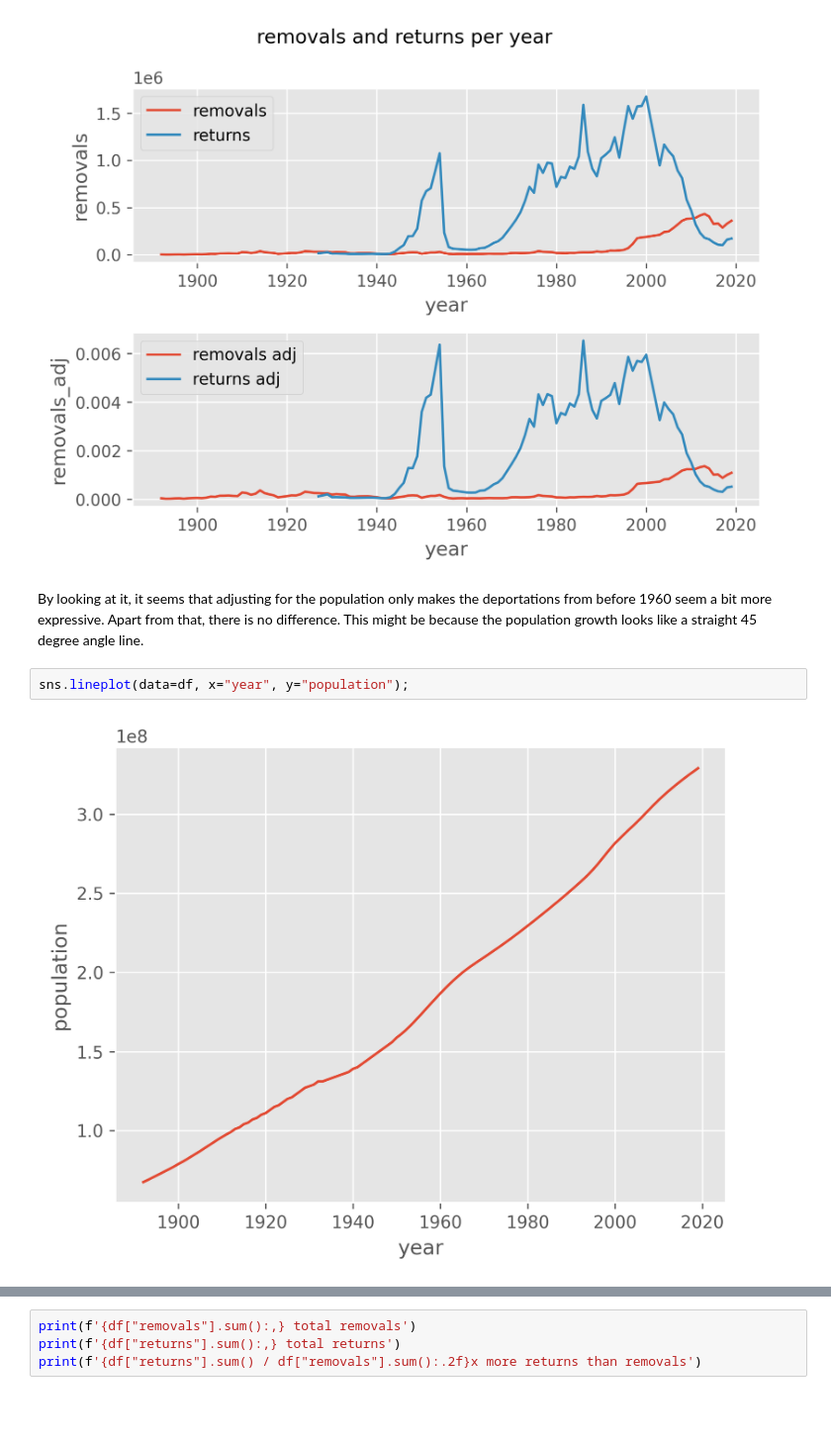
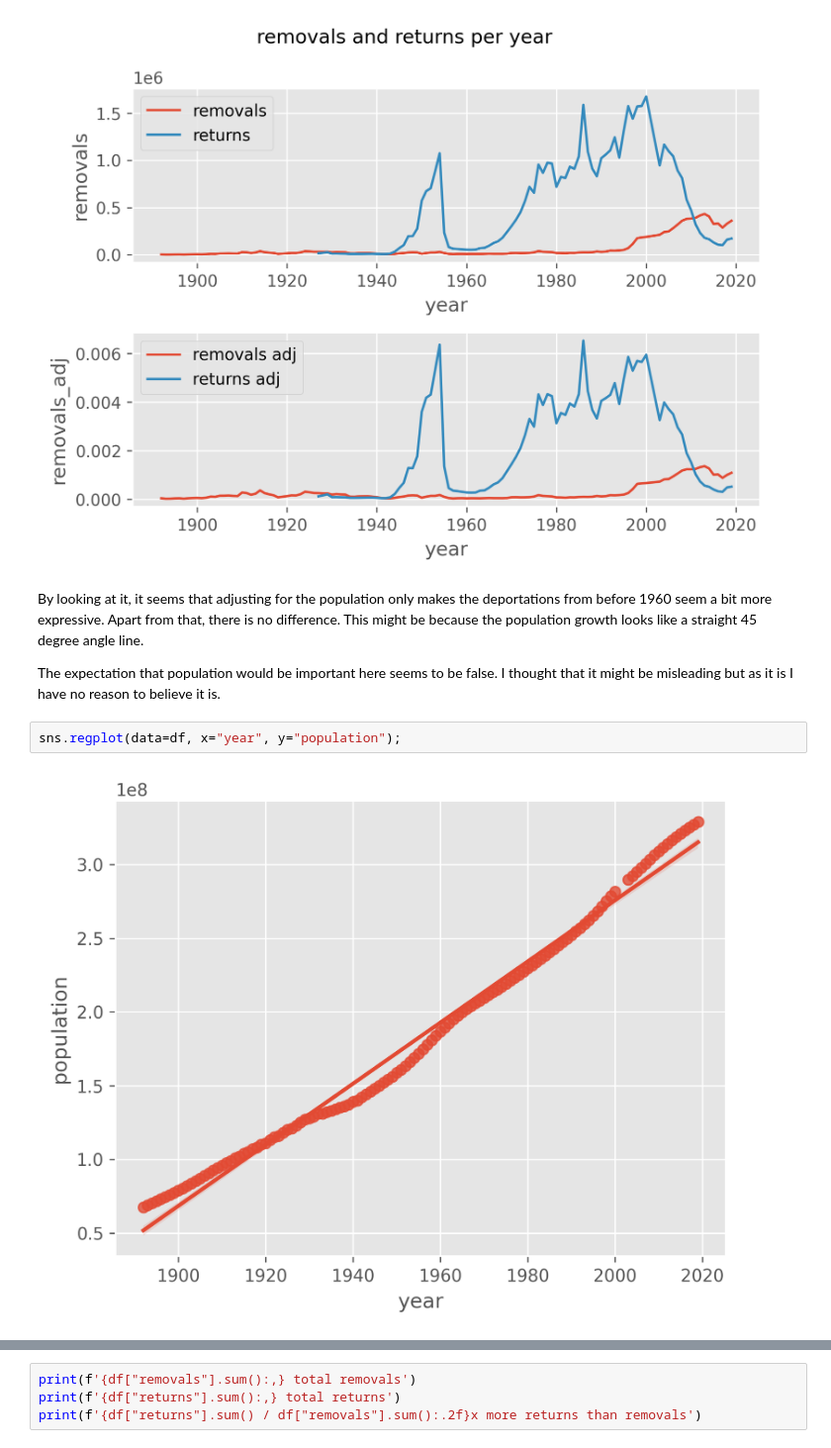
Before and after one commit to noah-art3mis/stats-assignment-2, a Jupyter notebook: removal.ipynb, the cells around one changed output, grey strips where cells are left out. Shown at 99% size. Drawn from its saved outputs; the diff is of its cells as text; blank space fills up the shorter version.

```diff
--- a/removal.ipynb
+++ b/removal.ipynb
@@ -493,7 +495,9 @@ plt.tight_layout()
 [figure]
 # %% [markdown]
 By looking at it, it seems that adjusting for the population only makes the deportations from before 1960 seem a bit more expressive. Apart from that, there is no difference. This might be because the population growth looks like a straight 45 degree angle line.
+
+The expectation that population would be important here seems to be false. I thought that it might be misleading but as it is I have no reason to believe it is.
 # %%
-sns.lineplot(data=df, x="year", y="population");
+sns.regplot(data=df, x="year", y="population");
 # %% [output]
-[figure, old version]
+[figure, new version]
```
Also changed, not shown: parts of 20 cells of this notebook.
